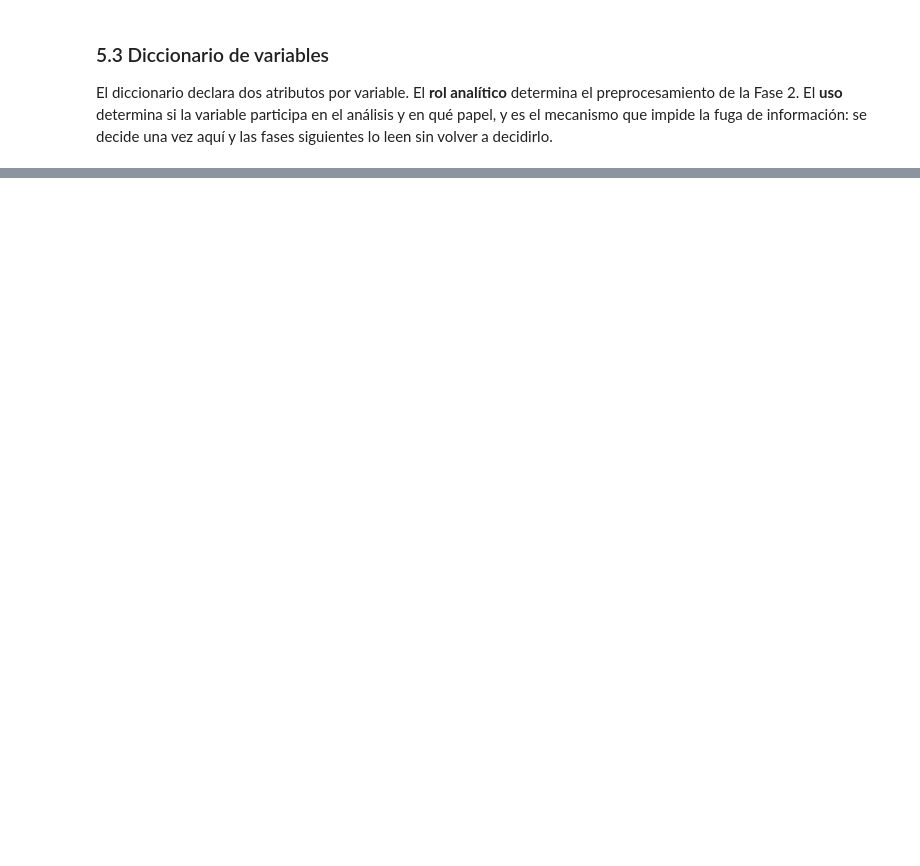
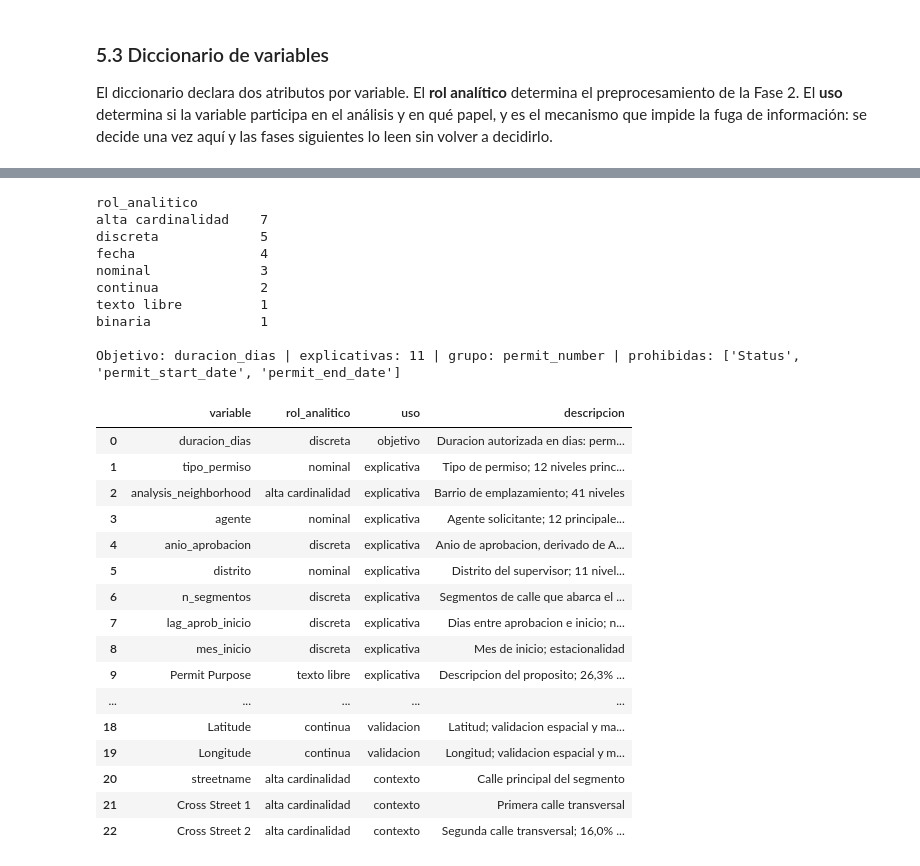
Before and after one commit to RJaramilloP/proyecto-grupo5-mcdi500, a Jupyter notebook: F1/F1_Prueba.ipynb, the cells around one changed output, grey strips where cells are left out. Drawn from its saved outputs; the diff is of its cells as text; code cells hidden in the pictures; blank space fills up the shorter version.

Commit message:
feat: Evaluación de archivo y mapa de variables

```diff
--- a/F1/F1_Prueba.ipynb
+++ b/F1/F1_Prueba.ipynb
@@ -801,0 +996,76 @@ las fases siguientes lo leen sin volver a decidirlo.
+# %%
+DICCIONARIO = [
+    # (variable, rol analitico, uso, descripcion)
+    ("duracion_dias",         "discreta",          "objetivo",        "Duracion autorizada en dias: permit_end_date - permit_start_date"),
+    ("tipo_permiso",          "nominal",           "explicativa",     "Tipo de permiso; 12 niveles principales + Otros"),
+    ("analysis_neighborhood", "alta cardinalidad", "explicativa",     "Barrio de emplazamiento; 41 niveles"),
+    ("agente",                "nominal",           "explicativa",     "Agente solicitante; 12 principales + Otros. NO es el organismo emisor"),
+    ("anio_aprobacion",       "discreta",          "explicativa",     "Anio de aprobacion, derivado de Approved Date"),
+    ("distrito",              "nominal",           "explicativa",     "Distrito del supervisor; 11 niveles + Desconocido"),
+    ("n_segmentos",           "discreta",          "explicativa",     "Segmentos de calle que abarca el permiso; proxy del tamanio del proyecto"),
+    ("lag_aprob_inicio",      "discreta",          "explicativa",     "Dias entre aprobacion e inicio; negativo en aprobaciones retroactivas"),
+    ("mes_inicio",            "discreta",          "explicativa",     "Mes de inicio; estacionalidad"),
+    ("Permit Purpose",        "texto libre",       "explicativa",     "Descripcion del proposito; 26,3% ausente y la ausencia es informativa"),
+    ("Inspector",             "alta cardinalidad", "explicativa",     "Inspector municipal asignado; 38,5% ausente y la ausencia es informativa"),
+    ("permit_zipcode",        "alta cardinalidad", "explicativa",     "Codigo postal; el valor 0 es centinela de ausencia"),
+    ("Status",                "binaria",           "no_usada",        "Estado administrativo; no es un factor de la pregunta"),
+    ("permit_number",         "alta cardinalidad", "grupo",           "Identificador del permiso; unidad de agrupacion para la particion"),
+    ("permit_start_date",     "fecha",             "fuente_objetivo", "Componente del objetivo; no puede ser explicativa"),
+    ("permit_end_date",       "fecha",             "fuente_objetivo", "Componente del objetivo; no puede ser explicativa"),
+    ("Approved Date",         "fecha",             "fuente_derivada", "Origen de anio_aprobacion y lag_aprob_inicio"),
+    ("data_as_of",            "fecha",             "trazabilidad",    "Sello de actualizacion del portal"),
+    ("Latitude",              "continua",          "validacion",      "Latitud; validacion espacial y mapas de la Fase 4"),
+    ("Longitude",             "continua",          "validacion",      "Longitud; validacion espacial y mapas de la Fase 4"),
+    ("streetname",            "alta cardinalidad", "contexto",        "Calle principal del segmento"),
+    ("Cross Street 1",        "alta cardinalidad", "contexto",        "Primera calle transversal"),
+    ("Cross Street 2",        "alta cardinalidad", "contexto",        "Segunda calle transversal; 16,0% ausente"),
+]
+
+diccionario = pd.DataFrame(DICCIONARIO,
+                           columns=["variable", "rol_analitico", "uso", "descripcion"])
+
+OBJETIVO     = diccionario.loc[diccionario.uso == "objetivo", "variable"].item()
+EXPLICATIVAS = diccionario.loc[diccionario.uso == "explicativa", "variable"].tolist()
+GRUPO_VAR    = diccionario.loc[diccionario.uso == "grupo", "variable"].item()
+PROHIBIDAS   = diccionario.loc[diccionario.uso.isin(["fuente_objetivo", "no_usada"]),
+                               "variable"].tolist()
+
+# Verificacion: el diccionario debe cubrir exactamente las columnas declaradas en la ficha.
+assert len(diccionario) == FICHA_GRUPO["columnas"], "El diccionario no coincide con la ficha."
+assert OBJETIVO not in EXPLICATIVAS
+assert not set(PROHIBIDAS) & set(EXPLICATIVAS)
+if trabajo is not None:
+    assert set(diccionario.variable) == set(trabajo.columns), "Discrepancia de nombres."
+
+print(diccionario["rol_analitico"].value_counts().to_string())
+print(f"\nObjetivo: {OBJETIVO} | explicativas: {len(EXPLICATIVAS)} | "
+      f"grupo: {GRUPO_VAR} | prohibidas: {PROHIBIDAS}")
+diccionario
+# %% [output]
+rol_analitico
+alta cardinalidad    7
+discreta             5
+fecha                4
+nominal              3
+continua             2
+texto libre          1
+binaria              1
+
+Objetivo: duracion_dias | explicativas: 11 | grupo: permit_number | prohibidas: ['Status', 'permit_start_date', 'permit_end_date']
+|  | variable | rol_analitico | uso | descripcion |
+| 0 | duracion_dias | discreta | objetivo | Duracion autorizada en dias: perm... |
+| 1 | tipo_permiso | nominal | explicativa | Tipo de permiso; 12 niveles princ... |
+| 2 | analysis_neighborhood | alta cardinalidad | explicativa | Barrio de emplazamiento; 41 niveles |
+| 3 | agente | nominal | explicativa | Agente solicitante; 12 principale... |
+| 4 | anio_aprobacion | discreta | explicativa | Anio de aprobacion, derivado de A... |
+| 5 | distrito | nominal | explicativa | Distrito del supervisor; 11 nivel... |
+| 6 | n_segmentos | discreta | explicativa | Segmentos de calle que abarca el ... |
+| 7 | lag_aprob_inicio | discreta | explicativa | Dias entre aprobacion e inicio; n... |
+| 8 | mes_inicio | discreta | explicativa | Mes de inicio; estacionalidad |
+| 9 | Permit Purpose | texto libre | explicativa | Descripcion del proposito; 26,3% ... |
+| ... | ... | ... | ... | ... |
+| 18 | Latitude | continua | validacion | Latitud; validacion espacial y ma... |
+| 19 | Longitude | continua | validacion | Longitud; validacion espacial y m... |
+| 20 | streetname | alta cardinalidad | contexto | Calle principal del segmento |
+| 21 | Cross Street 1 | alta cardinalidad | contexto | Primera calle transversal |
+| 22 | Cross Street 2 | alta cardinalidad | contexto | Segunda calle transversal; 16,0% ... |
```
Also changed, not shown: parts of 8 cells of this notebook.
